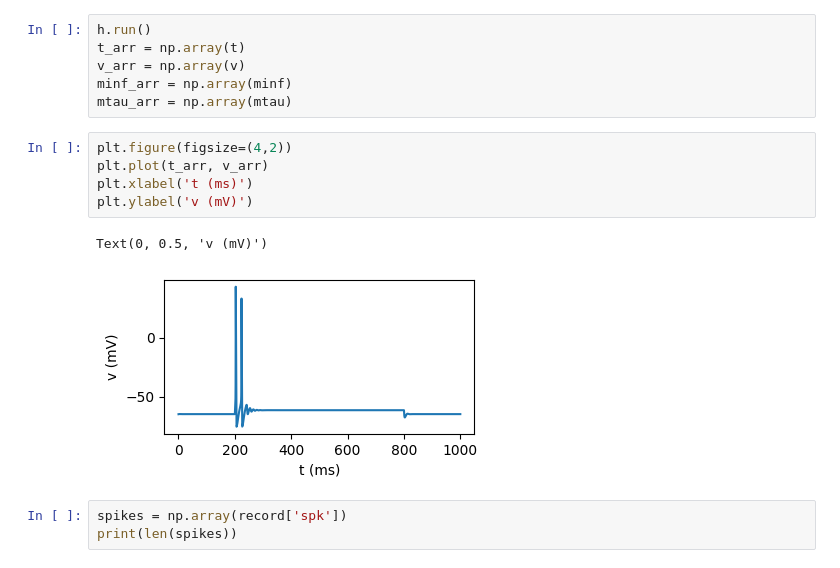
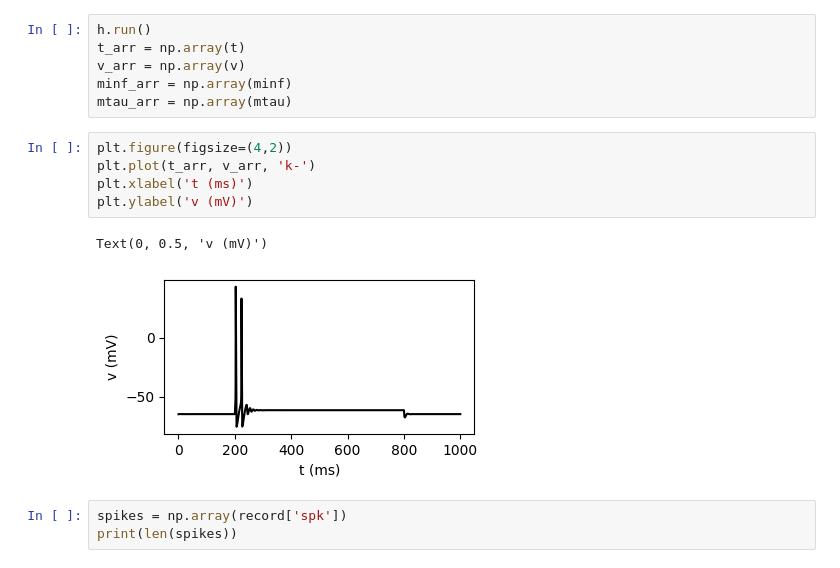
Before and after one commit to thierrynieus/cell_biophysics, a Jupyter notebook: hh_act_v2.ipynb, the cells around one changed output. Drawn from its saved outputs; the diff is of its cells as text.

```diff
--- a/hh_act_v2.ipynb
+++ b/hh_act_v2.ipynb
@@ -71,12 +71,12 @@ minf_arr = np.array(minf)
 mtau_arr = np.array(mtau)
 # %%
 plt.figure(figsize=(4,2))
-plt.plot(t_arr, v_arr)
+plt.plot(t_arr, v_arr, 'k-')
 plt.xlabel('t (ms)')
 plt.ylabel('v (mV)')
 # %% [output]
 Text(0, 0.5, 'v (mV)')
-[figure, old version]
+[figure, new version]
 # %%
 spikes = np.array(record['spk'])
 print(len(spikes))
```
Also changed, not shown: parts of 1 cell of this notebook, 7 other files.
